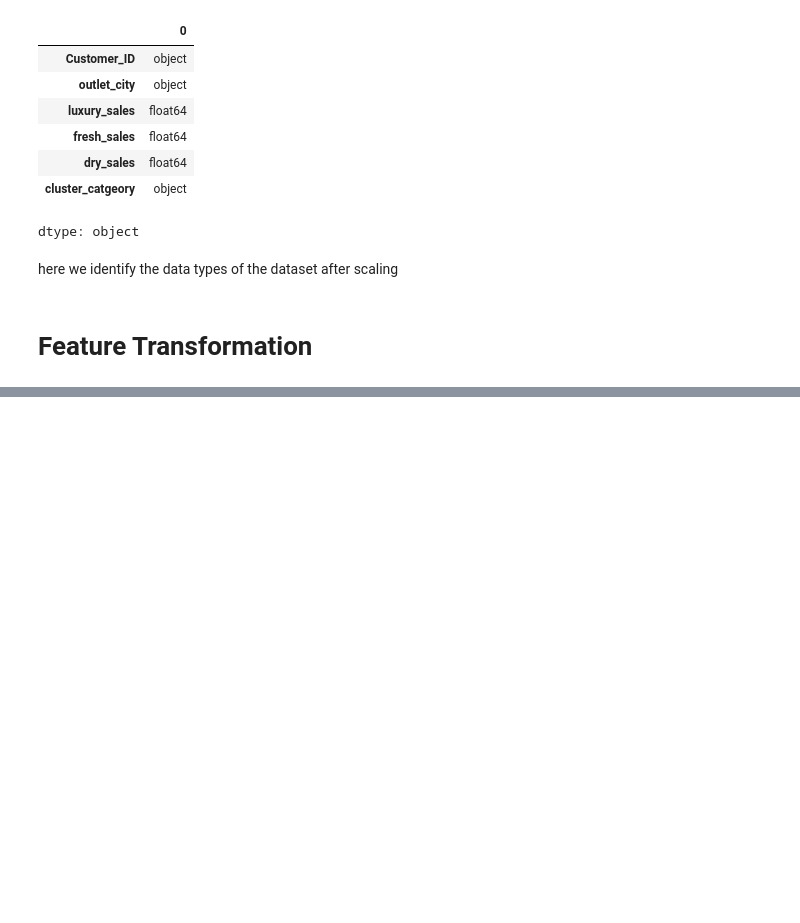
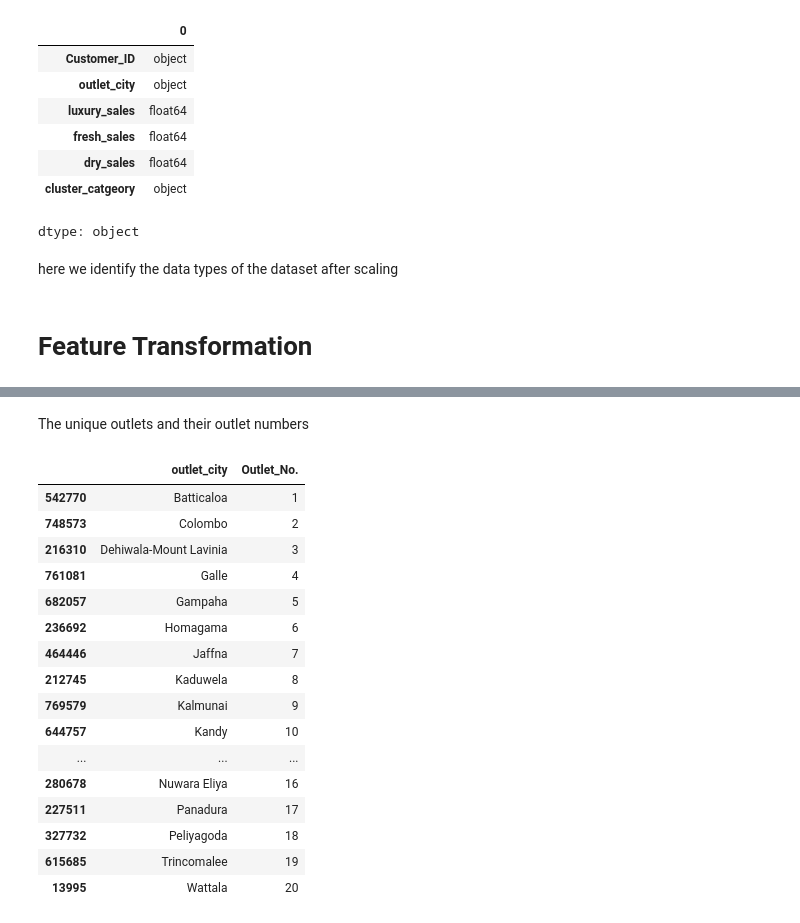
Before and after one commit to team-statstorm/dsplc2025, a Jupyter notebook: dsplc_1.ipynb, the cells around one changed output, grey strips where cells are left out. Saved outputs shown, nothing was run; the diff lists cells and outputs as text; code cells hidden in the pictures; blank space fills up the shorter version.

```diff
--- a/dsplc_1.ipynb
+++ b/dsplc_1.ipynb
@@ -826,3 +854,26 @@ df_scaled.head()
+# %% [markdown]
+The unique outlets and their outlet numbers
+# %%
+unique_outlets = df_scaled[['outlet_city', 'Outlet_No.']].drop_duplicates()
+unique_outlets.style
+# %% [output]
+|  | outlet_city | Outlet_No. |
+| 542770 | Batticaloa | 1 |
+| 748573 | Colombo | 2 |
+| 216310 | Dehiwala-Mount Lavinia | 3 |
+| 761081 | Galle | 4 |
+| 682057 | Gampaha | 5 |
+| 236692 | Homagama | 6 |
+| 464446 | Jaffna | 7 |
+| 212745 | Kaduwela | 8 |
+| 769579 | Kalmunai | 9 |
+| 644757 | Kandy | 10 |
+| ... | ... | ... |
+| 280678 | Nuwara Eliya | 16 |
+| 227511 | Panadura | 17 |
+| 327732 | Peliyagoda | 18 |
+| 615685 | Trincomalee | 19 |
+| 13995 | Wattala | 20 |
 # %%
 from google.colab import files
 df_scaled.to_csv('df_scaled.csv', index=False)
```
Also changed, not shown: parts of 12 cells of this notebook.
